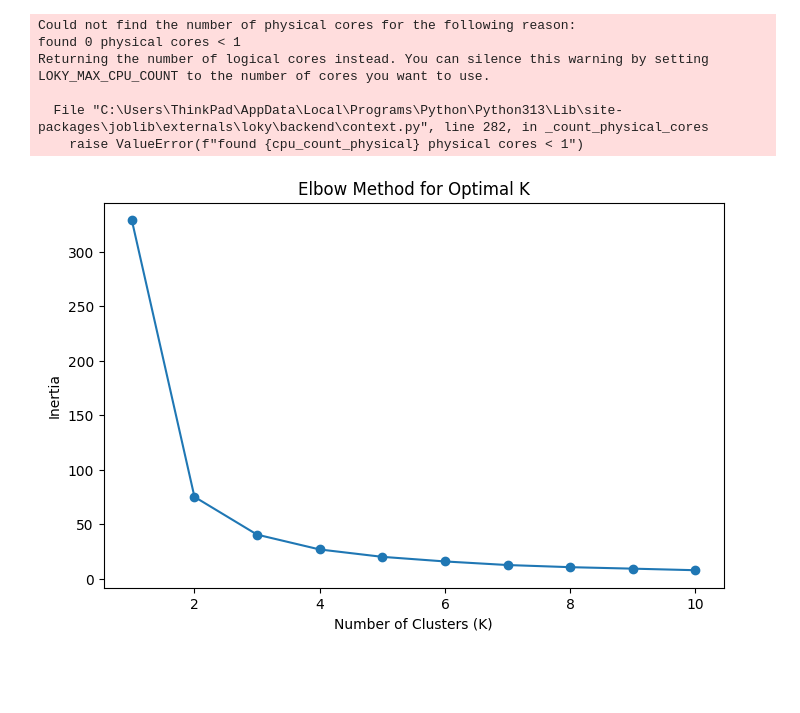
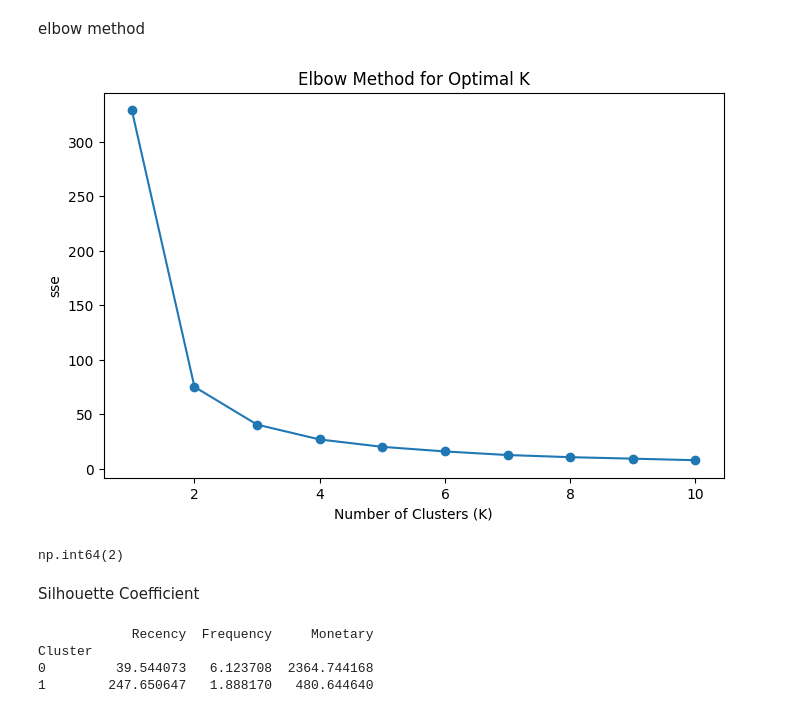
Before and after one commit to ibrahimamar07/FP-ADD, a Jupyter notebook: Clusstering.ipynb, the cells around one changed output. Drawn from its saved outputs; the diff is of its cells as text; code cells hidden in the pictures; blank space fills up the shorter version.

Commit message:
cluster

```diff
--- a/Clusstering.ipynb
+++ b/Clusstering.ipynb
@@ -1,28 +1,33 @@
+# %% [markdown]
+elbow method
 # %%
 from sklearn.cluster import KMeans
 import matplotlib.pyplot as plt
-
+from kneed import KneeLocator
+from sklearn.metrics import silhouette_score
 # run k means for a range of k values
-inertia = []
+sse = []
 K = range(1, 11)
 
 for k in K:
     kmeans = KMeans(n_clusters=k, n_init=10, random_state=42)  # Explicitly set n_init
     kmeans.fit(rfm_scalled)
-    inertia.append(kmeans.inertia_)
+    sse.append(kmeans.inertia_)
 
 # let's plot the elbow curve
 plt.figure(figsize=(8, 5))
 plt.plot(K, inertia, marker='o')
 plt.title('Elbow Method for Optimal K')
 plt.xlabel('Number of Clusters (K)')
-plt.ylabel('Inertia')
+plt.ylabel('sse')
 plt.show()
 # %% [output]
-Could not find the number of physical cores for the following reason:
-found 0 physical cores < 1
-Returning the number of logical cores instead. You can silence this warning by setting LOKY_MAX_CPU_COUNT to the number of cores you want to use.
-
-  File "C:\Users\ThinkPad\AppData\Local\Programs\Python\Python313\Lib\site-packages\joblib\externals\loky\backend\context.py", line 282, in _count_physical_cores
-    raise ValueError(f"found {cpu_count_physical} physical cores < 1")
-[figure, old version]
+[figure, new version]
+# %%
+kl = KneeLocator(range(1, 11), inertia, curve="convex", direction="decreasing")
+
+kl.elbow
+# %% [output]
+np.int64(2)
+# %% [markdown]
+Silhouette Coefficient
@@ -28,0 +43,11 @@ Returning the number of logical cores instead. You can silence this warning by s
+# %%
+numeric_columns = ['Recency', 'Frequency', 'Monetary']
+cluster_summary = rfm.groupby('Cluster')[numeric_columns].mean()
+
+# Display the summary
+print(cluster_summary)
+# %% [output]
+            Recency  Frequency     Monetary
+Cluster
+0         39.544073   6.123708  2364.744168
+1        247.650647   1.888170   480.644640
```
Also changed, not shown: parts of 4 cells of this notebook.
